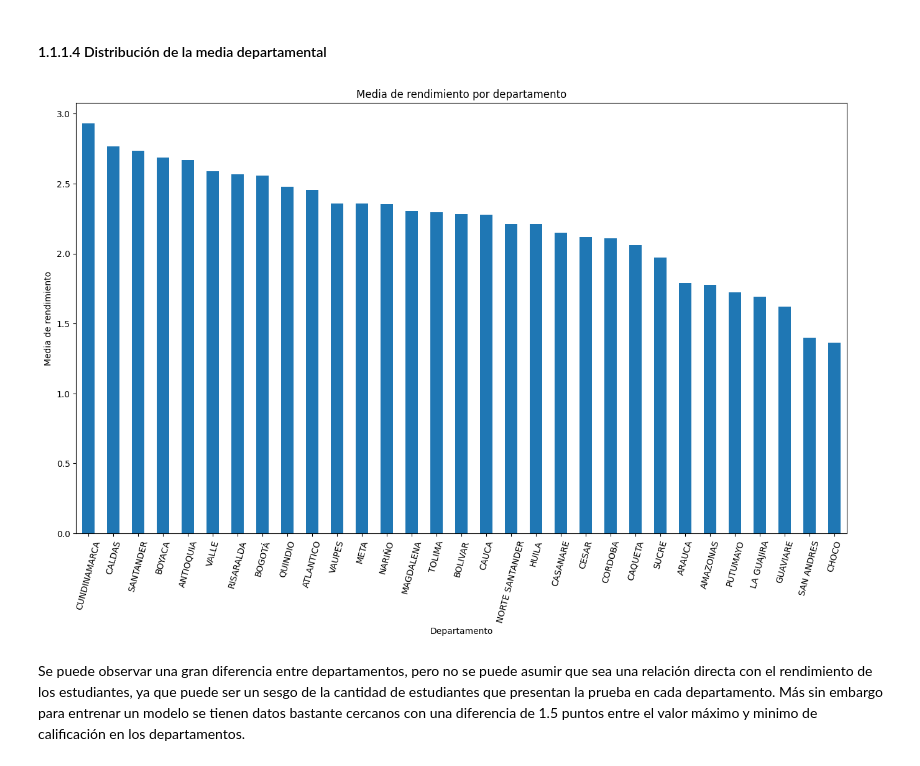
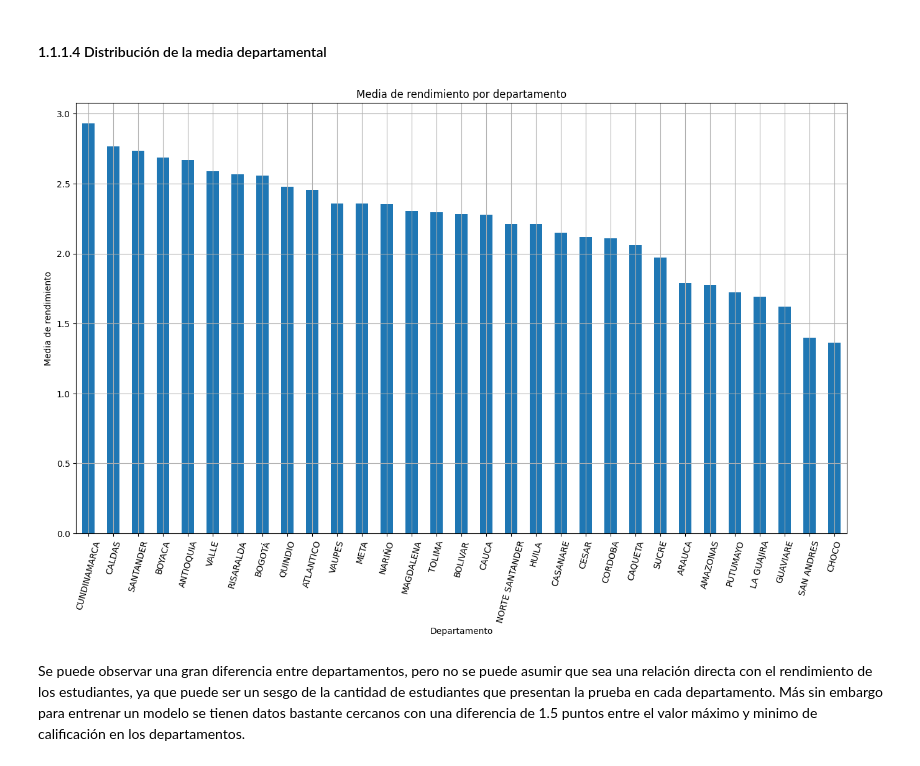
Before and after one commit to Astolfo2332/ICFES_pro_prediction, a Jupyter notebook: Final_proyect.ipynb, the cells around one changed output. Cells and saved outputs as stored; diff of their text form; code cells hidden in the pictures.

```diff
--- a/Final_proyect.ipynb
+++ b/Final_proyect.ipynb
@@ -251,17 +286,18 @@ En este caso solo se puede asumir que el valor entre 1 mill y 2.5 mill es más p
 # %%
 #Inicialmente agregamos un encoding a la columna para poder promediar los resultados
 df["VAL_REND"] = df["RENDIMIENTO_GLOBAL"].map({"bajo": 1, "medio-bajo": 2, "medio-alto": 3, "alto": 4}).astype(int)
 #Agrupamos por departamento y obtenemos la media
 department_mean = df.groupby("ESTU_PRGM_DEPARTAMENTO")["VAL_REND"].mean().sort_values(ascending=False)
 
 department_mean.plot(kind="bar", figsize=(16, 9))
 plt.title("Media de rendimiento por departamento")
 plt.xlabel("Departamento")
 plt.ylabel("Media de rendimiento")
 plt.xticks(rotation=75)
+plt.grid()
 plt.show()
 # %% [output]
-[figure, old version]
+[figure, new version]
 # %% [markdown]
 Se puede observar una gran diferencia entre departamentos, pero no se puede asumir que sea una relación directa con el rendimiento de los estudiantes, ya que puede ser un sesgo de la cantidad de estudiantes que presentan la prueba en cada departamento. Más sin embargo para entrenar un modelo se tienen datos bastante cercanos con una diferencia de 1.5 puntos entre el valor máximo y minimo de calificación en los departamentos.
 # %% [markdown]
```
Also changed, not shown: parts of 57 cells of this notebook, 1 other file.
